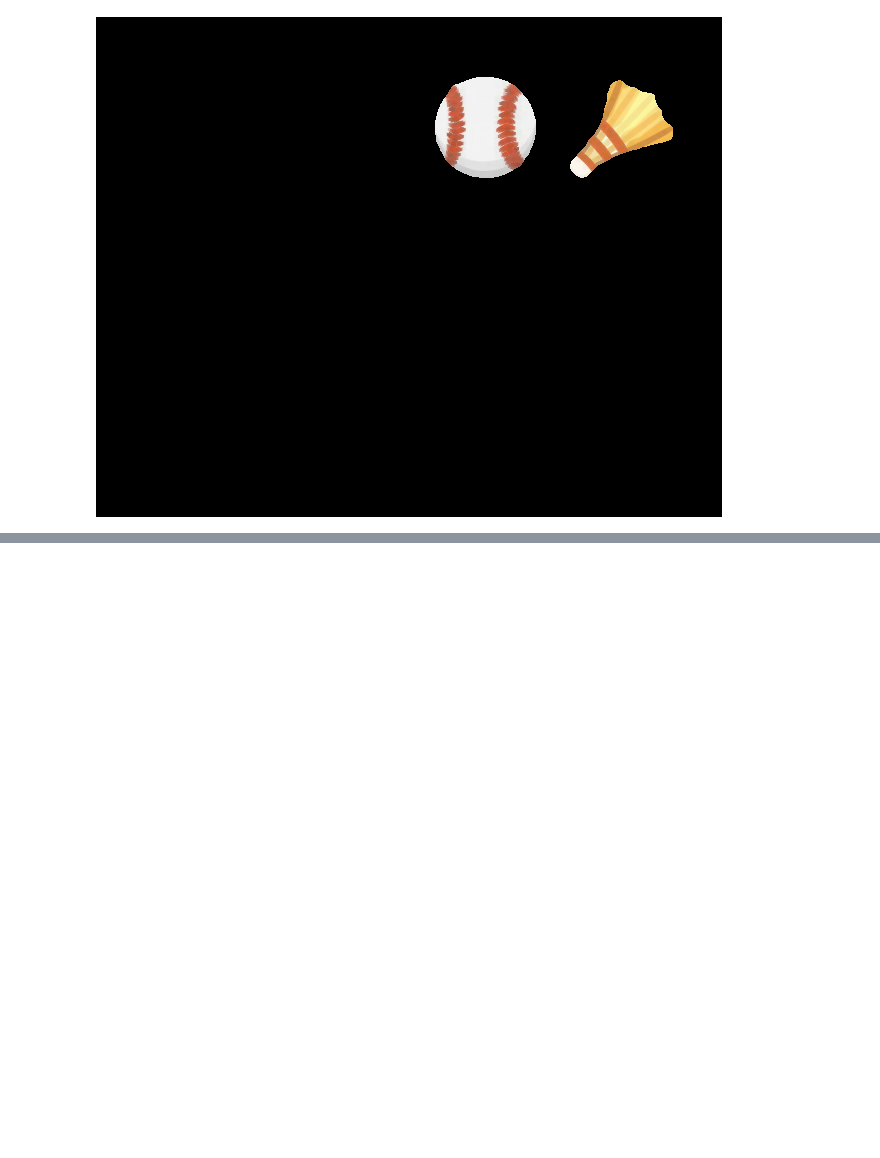
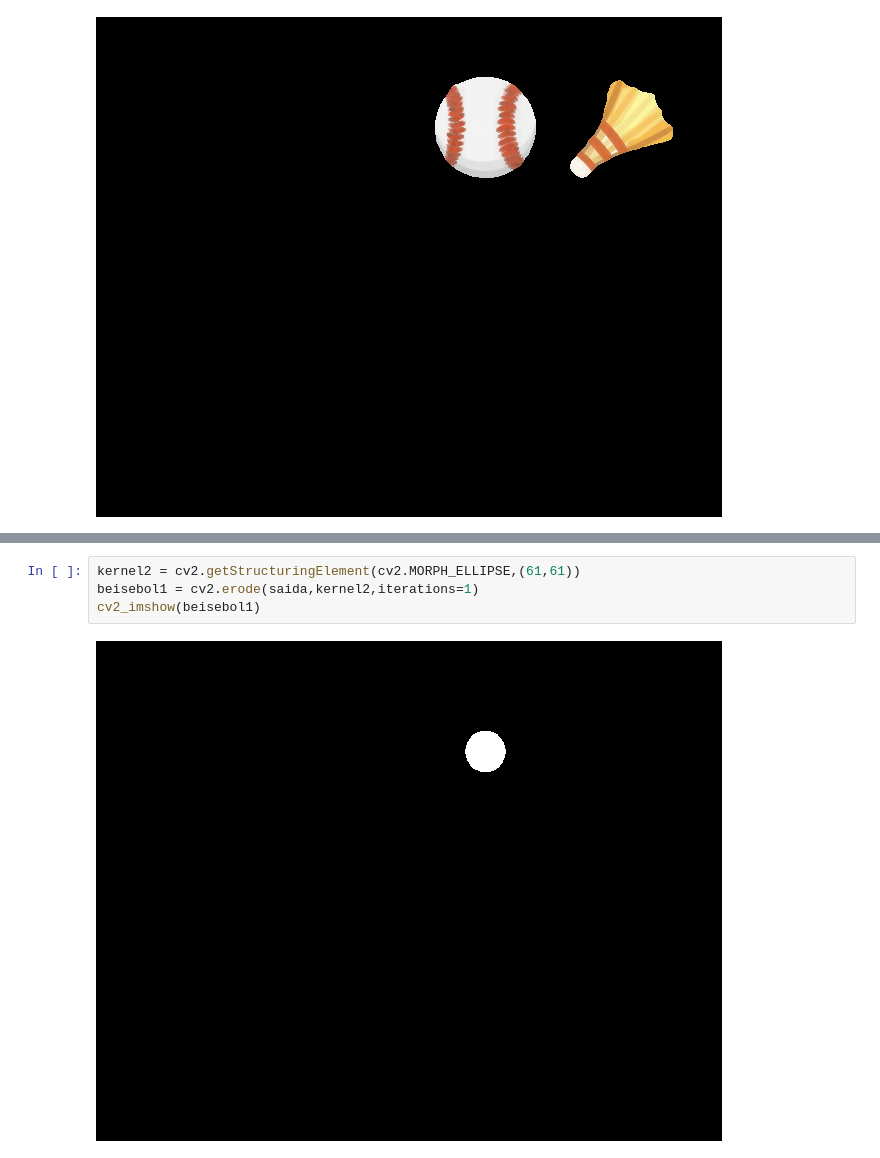
Before and after one commit to AlyssonBatista/processamento-de-imagens-m-dicas-, a Jupyter notebook: Atividade7.ipynb, the cells around one changed output, grey strips where cells are left out. Drawn from its saved outputs; the diff is of its cells as text; blank space fills up the shorter version.

```diff
--- a/Atividade7.ipynb
+++ b/Atividade7.ipynb
@@ -755,0 +754,6 @@ cv2_imshow(cimg)
+# %%
+kernel2 = cv2.getStructuringElement(cv2.MORPH_ELLIPSE,(61,61))
+beisebol1 = cv2.erode(saida,kernel2,iterations=1)
+cv2_imshow(beisebol1)
+# %% [output]
+[figure, added]
```
Also changed, not shown: parts of 43 cells of this notebook.
